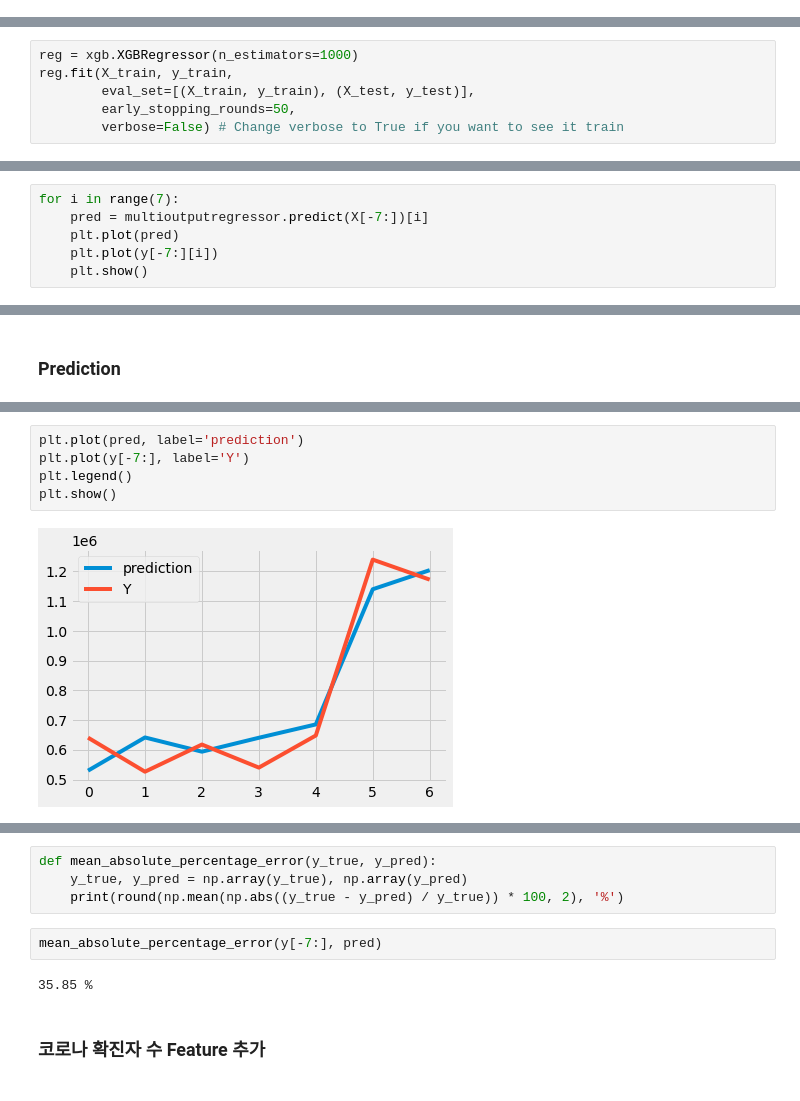
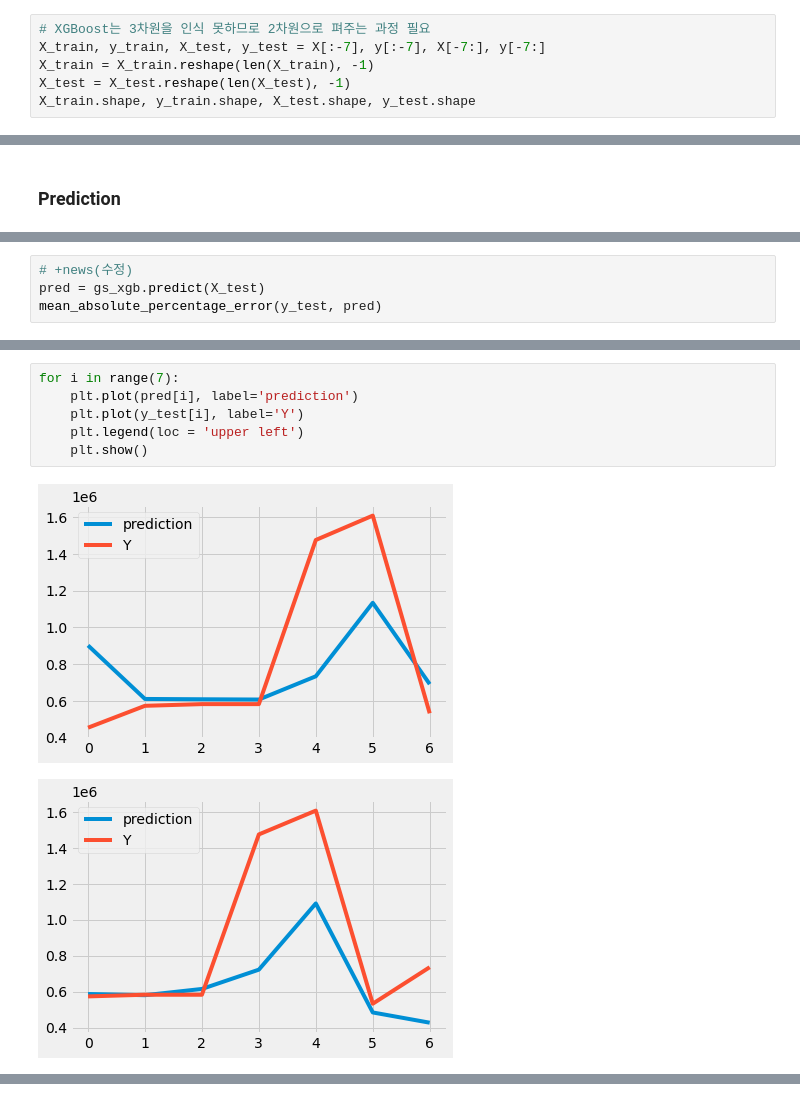
Before and after one commit to yoouza/bigcontest, a Jupyter notebook: data_analysis/Various_Models.ipynb, the cells around one changed output, grey strips where cells are left out. Drawn from its saved outputs; the diff is of its cells as text.

Commit message:
뉴스 변수 추가 및 XGBoost, LSTM 적용

```diff
--- a/data_analysis/Various_Models.ipynb
+++ b/data_analysis/Various_Models.ipynb
@@ -216,0 +170,6 @@ X_train.shape, X_test.shape, y_train.shape, y_test.shape
+# %%
+# XGBoost는 3차원을 인식 못하므로 2차원으로 펴주는 과정 필요
+X_train, y_train, X_test, y_test = X[:-7], y[:-7], X[-7:], y[-7:]
+X_train = X_train.reshape(len(X_train), -1)
+X_test = X_test.reshape(len(X_test), -1)
+X_train.shape, y_train.shape, X_test.shape, y_test.shape
@@ -217,8 +178,2 @@ X_train.shape, X_test.shape, y_train.shape, y_test.shape
 # %% [markdown]
 # 1. XGBoost
-# %%
-reg = xgb.XGBRegressor(n_estimators=1000)
-reg.fit(X_train, y_train,
-        eval_set=[(X_train, y_train), (X_test, y_test)],
-        early_stopping_rounds=50,
-        verbose=False) # Change verbose to True if you want to see it train
@@ -271,6 +211,0 @@ X[-7:].shape
-# %%
-for i in range(7):
-    pred = multioutputregressor.predict(X[-7:])[i]
-    plt.plot(pred)
-    plt.plot(y[-7:][i])
-    plt.show()
@@ -292,0 +252,4 @@ array([ 529795.4 ,  641478.44,  593671.4 ,  640457.9 ,  685340.9 ,
+# %%
+# +news(수정)
+pred = gs_xgb.predict(X_test)
+mean_absolute_percentage_error(y_test, pred)
@@ -293,7 +267,9 @@ array([ 529795.4 ,  641478.44,  593671.4 ,  640457.9 ,  685340.9 ,
 # %%
-plt.plot(pred, label='prediction')
-plt.plot(y[-7:], label='Y')
-plt.legend()
-plt.show()
+for i in range(7):
+    plt.plot(pred[i], label='prediction')
+    plt.plot(y_test[i], label='Y')
+    plt.legend(loc = 'upper left')
+    plt.show()
 # %% [output]
-[figure, old version]
+[figure, new version]
+[figure, added]
@@ -300,10 +280,0 @@ plt.show()
-# %%
-def mean_absolute_percentage_error(y_true, y_pred):
-    y_true, y_pred = np.array(y_true), np.array(y_pred)
-    print(round(np.mean(np.abs((y_true - y_pred) / y_true)) * 100, 2), '%')
-# %%
-mean_absolute_percentage_error(y[-7:], pred)
-# %% [output]
-35.85 %
-# %% [markdown]
-### 코로나 확진자 수 Feature 추가
```
Also changed, not shown: parts of 60 cells of this notebook.
